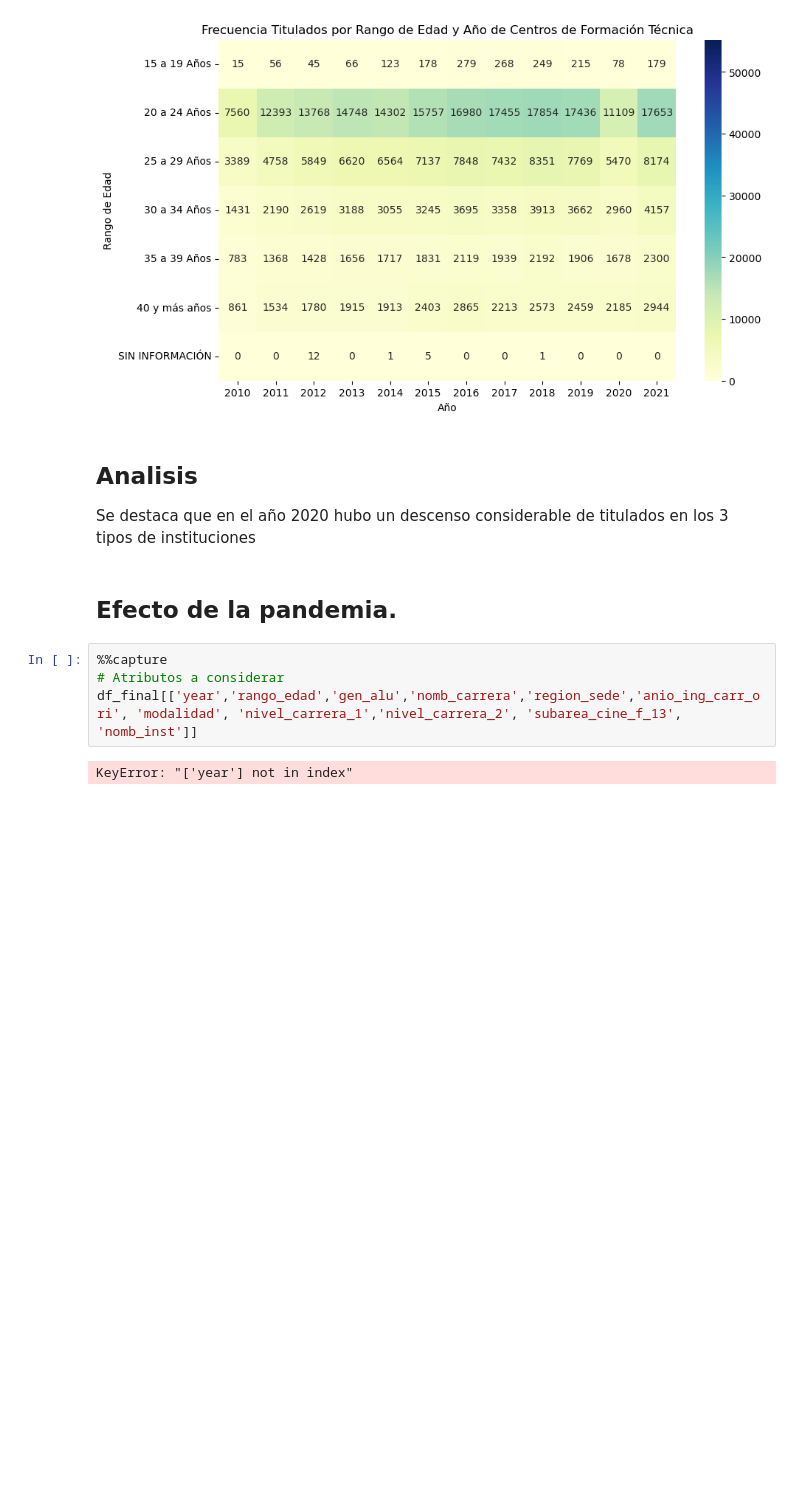
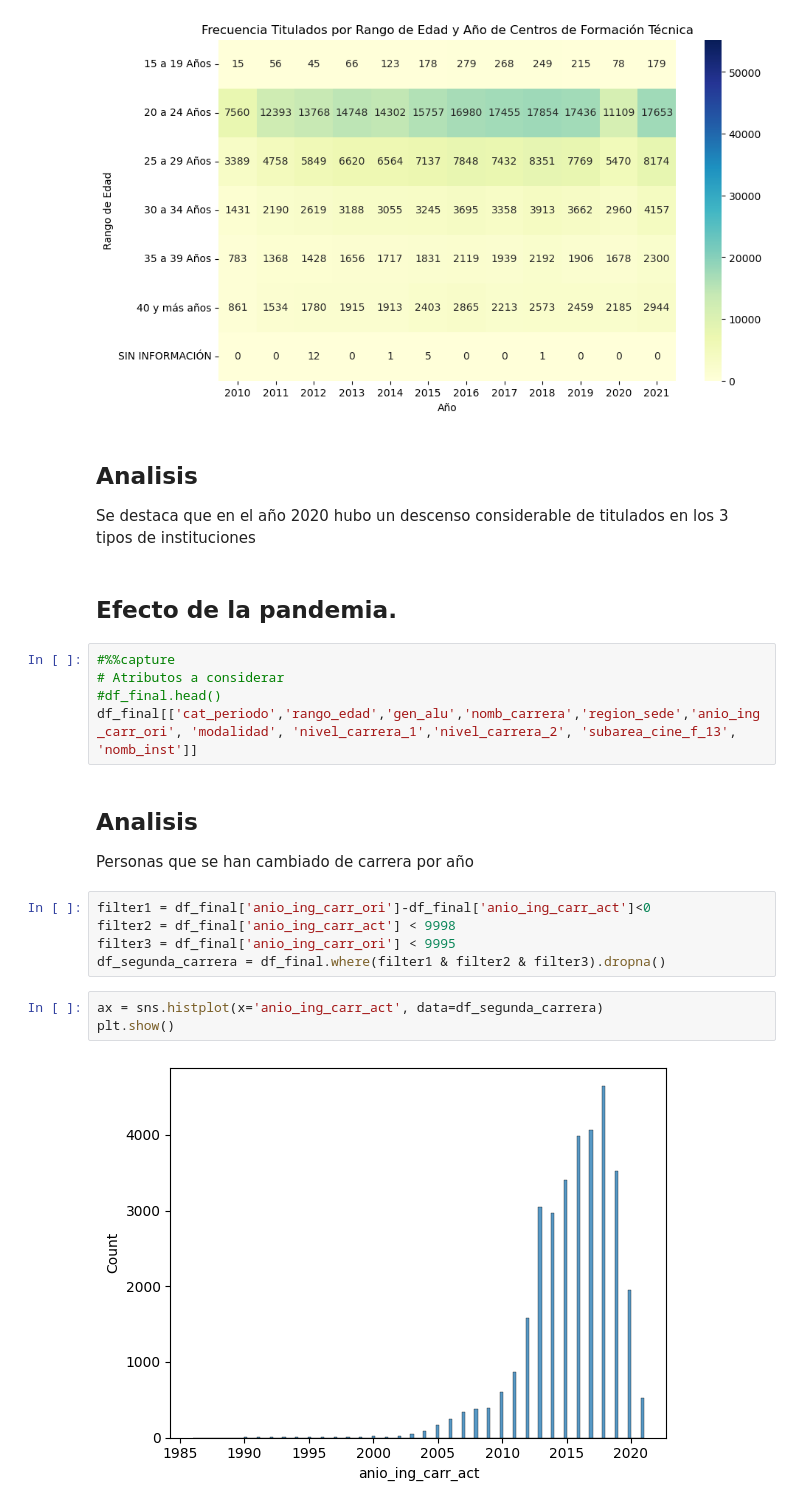
Before and after one commit to NicoBrandstetterr/titulados_ed_superior, a Jupyter notebook: preprocesamiento.ipynb, the cells around one changed output. Saved outputs shown, nothing was run; the diff lists cells and outputs as text; blank space fills up the shorter version.

Commit message:
Se añade la visualizacion de las personas con segunda carrera por año

```diff
--- a/preprocesamiento.ipynb
+++ b/preprocesamiento.ipynb
@@ -345,8 +347,20 @@ Se destaca que en el año 2020 hubo un descenso considerable de titulados en los
 # %% [markdown]
 ## Efecto de la pandemia.
 # %%
-%%capture
+#%%capture
 # Atributos a considerar
-df_final[['year','rango_edad','gen_alu','nomb_carrera','region_sede','anio_ing_carr_ori', 'modalidad', 'nivel_carrera_1','nivel_carrera_2', 'subarea_cine_f_13', 'nomb_inst']]
+#df_final.head()
+df_final[['cat_periodo','rango_edad','gen_alu','nomb_carrera','region_sede','anio_ing_carr_ori', 'modalidad', 'nivel_carrera_1','nivel_carrera_2', 'subarea_cine_f_13', 'nomb_inst']]
-# %% [output]
-KeyError: "['year'] not in index"
+# %% [markdown]
+## Analisis
+Personas que se han cambiado de carrera por año
+# %%
+filter1 = df_final['anio_ing_carr_ori']-df_final['anio_ing_carr_act']<0
+filter2 = df_final['anio_ing_carr_act'] < 9998
+filter3 = df_final['anio_ing_carr_ori'] < 9995
+df_segunda_carrera = df_final.where(filter1 & filter2 & filter3).dropna()
+# %%
+ax = sns.histplot(x='anio_ing_carr_act', data=df_segunda_carrera)
+plt.show()
+# %% [output]
+[figure, added]
```
Also changed, not shown: parts of 2 cells of this notebook.
